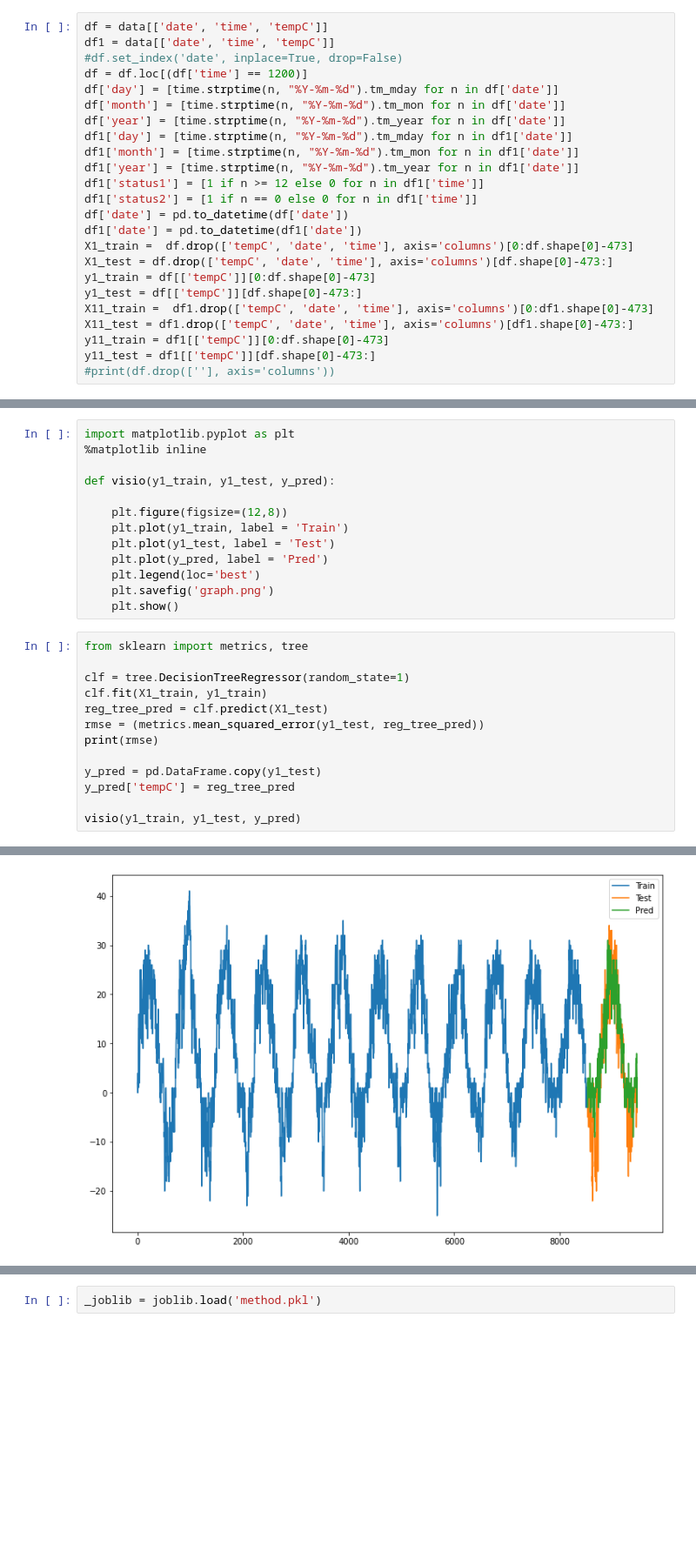
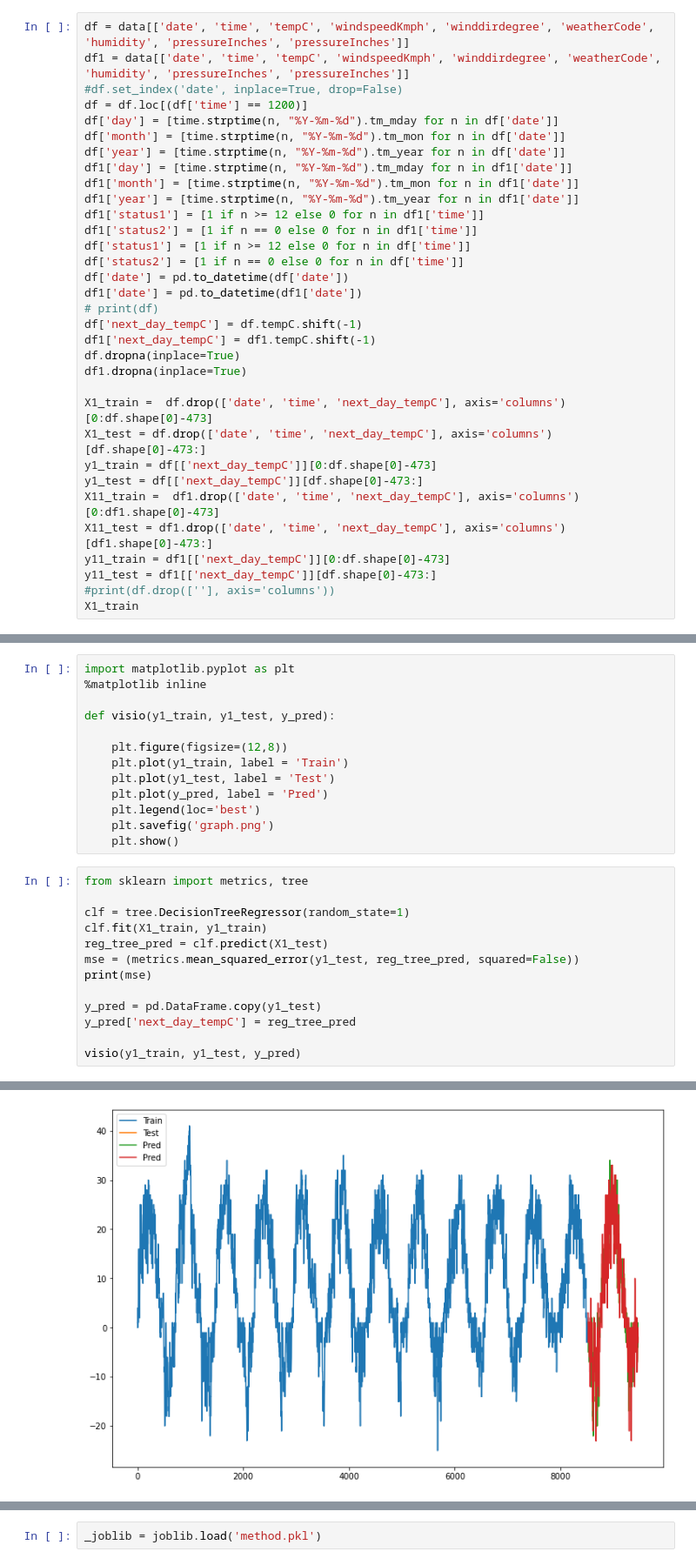
Before and after one commit to kichyr/weather_prediction, a Jupyter notebook: ML/ML_predict_weatherOnline.ipynb, the cells around one changed output, grey strips where cells are left out. Shown: that part at 87% size. Cells and saved outputs as stored; diff of their text form; blank space fills up the shorter version.

```diff
--- a/ML/ML_predict_weatherOnline.ipynb
+++ b/ML/ML_predict_weatherOnline.ipynb
@@ -41,8 +41,8 @@ table1
 # %%
 table0 = table0['tempC']
 # %%
-df = data[['date', 'time', 'tempC']]
-df1 = data[['date', 'time', 'tempC']]
+df = data[['date', 'time', 'tempC', 'windspeedKmph', 'winddirdegree', 'weatherCode', 'humidity', 'pressureInches', 'pressureInches']]
+df1 = data[['date', 'time', 'tempC', 'windspeedKmph', 'winddirdegree', 'weatherCode', 'humidity', 'pressureInches', 'pressureInches']]
 #df.set_index('date', inplace=True, drop=False)
 df = df.loc[(df['time'] == 1200)]
 df['day'] = [time.strptime(n, "%Y-%m-%d").tm_mday for n in df['date']]
@@ -53,17 +53,26 @@ df1['month'] = [time.strptime(n, "%Y-%m-%d").tm_mon for n in df1['date']]
 df1['year'] = [time.strptime(n, "%Y-%m-%d").tm_year for n in df1['date']]
 df1['status1'] = [1 if n >= 12 else 0 for n in df1['time']]
 df1['status2'] = [1 if n == 0 else 0 for n in df1['time']]
+df['status1'] = [1 if n >= 12 else 0 for n in df['time']]
+df['status2'] = [1 if n == 0 else 0 for n in df['time']]
 df['date'] = pd.to_datetime(df['date'])
 df1['date'] = pd.to_datetime(df1['date'])
-X1_train =  df.drop(['tempC', 'date', 'time'], axis='columns')[0:df.shape[0]-473]
-X1_test = df.drop(['tempC', 'date', 'time'], axis='columns')[df.shape[0]-473:]
-y1_train = df[['tempC']][0:df.shape[0]-473]
-y1_test = df[['tempC']][df.shape[0]-473:]
-X11_train =  df1.drop(['tempC', 'date', 'time'], axis='columns')[0:df1.shape[0]-473]
-X11_test = df1.drop(['tempC', 'date', 'time'], axis='columns')[df1.shape[0]-473:]
-y11_train = df1[['tempC']][0:df.shape[0]-473]
-y11_test = df1[['tempC']][df.shape[0]-473:]
+# print(df)
+df['next_day_tempC'] = df.tempC.shift(-1)
+df1['next_day_tempC'] = df1.tempC.shift(-1)
+df.dropna(inplace=True)
+df1.dropna(inplace=True)
+
+X1_train =  df.drop(['date', 'time', 'next_day_tempC'], axis='columns')[0:df.shape[0]-473]
+X1_test = df.drop(['date', 'time', 'next_day_tempC'], axis='columns')[df.shape[0]-473:]
+y1_train = df[['next_day_tempC']][0:df.shape[0]-473]
+y1_test = df[['next_day_tempC']][df.shape[0]-473:]
+X11_train =  df1.drop(['date', 'time', 'next_day_tempC'], axis='columns')[0:df1.shape[0]-473]
+X11_test = df1.drop(['date', 'time', 'next_day_tempC'], axis='columns')[df1.shape[0]-473:]
+y11_train = df1[['next_day_tempC']][0:df.shape[0]-473]
+y11_test = df1[['next_day_tempC']][df.shape[0]-473:]
 #print(df.drop([''], axis='columns'))
+X1_train
 # %% [output]
 A value is trying to be set on a copy of a slice from a DataFrame.
 Try using .loc[row_indexer,col_indexer] = value instead
@@ -119,11 +147,11 @@ from sklearn import metrics, tree
 clf = tree.DecisionTreeRegressor(random_state=1)
 clf.fit(X1_train, y1_train)
 reg_tree_pred = clf.predict(X1_test)
-rmse = (metrics.mean_squared_error(y1_test, reg_tree_pred))
-print(rmse)
+mse = (metrics.mean_squared_error(y1_test, reg_tree_pred, squared=False))
+print(mse)
 
 y_pred = pd.DataFrame.copy(y1_test)
-y_pred['tempC'] = reg_tree_pred
+y_pred['next_day_tempC'] = reg_tree_pred
 
 visio(y1_train, y1_test, y_pred)
 # %% [output]
@@ -131,4 +159,4 @@ visio(y1_train, y1_test, y_pred)
-[figure, old version]
+[figure, new version]
 # %%
 from sklearn.ensemble import GradientBoostingRegressor
 from math import sqrt
```
Also changed, not shown: parts of 30 cells of this notebook, 3 other files.
